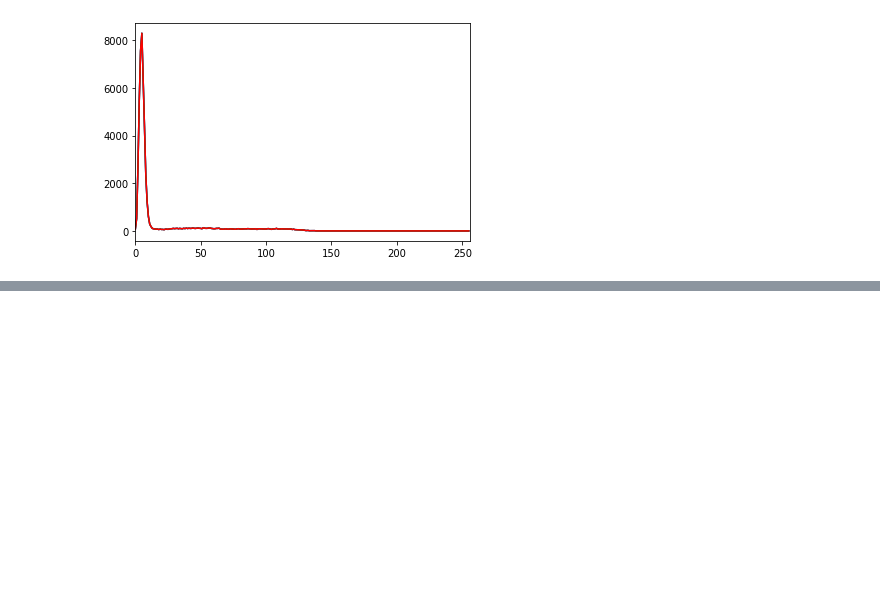
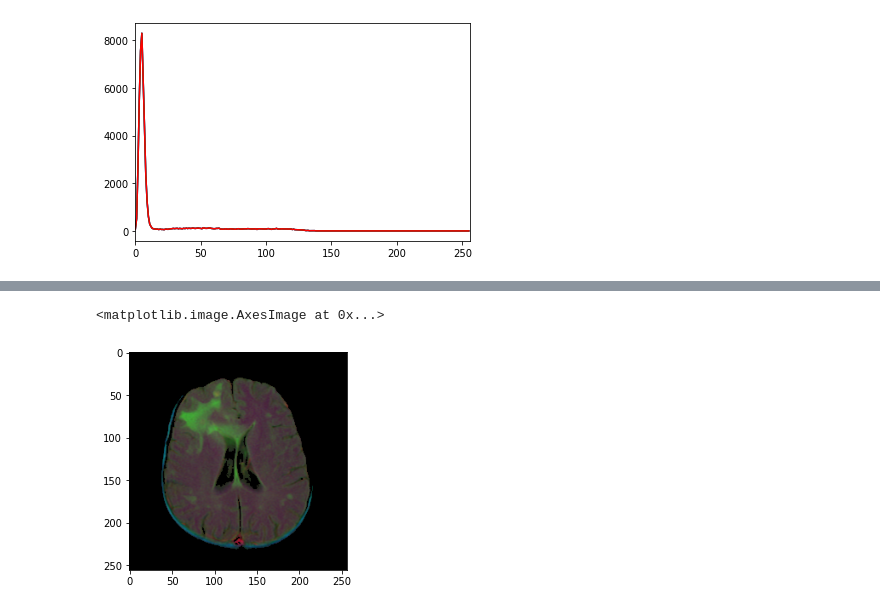
Before and after one commit to MarionSauvage/DL_Project_CS, a Jupyter notebook: skull_stripping.ipynb, the cells around one changed output, grey strips where cells are left out. Cells and saved outputs as stored; diff of their text form; code cells hidden in the pictures; blank space fills up the shorter version.

```diff
--- a/skull_stripping.ipynb
+++ b/skull_stripping.ipynb
@@ -99,0 +109,17 @@ plt.show()
+# %%
+ret, markers = cv2.connectedComponents(thresh)
+
+#Get the area taken by each component. Ignore label 0 since this is the background.
+marker_area = [np.sum(markers==m) for m in range(np.max(markers)) if m!=0]
+#Get label of largest component by area
+largest_component = np.argmax(marker_area)+1 #Add 1 since we dropped zero above
+#Get pixels which correspond to the brain
+brain_mask = markers==largest_component
+
+brain_out = img.copy()
+#In a copy of the original image, clear those pixels that don't correspond to the brain
+brain_out[brain_mask==False] = (0,0,0)
+plt.imshow(brain_out)
+# %% [output]
+<matplotlib.image.AxesImage at 0x...>
+[figure, added]
```
Also changed, not shown: parts of 6 cells of this notebook.
